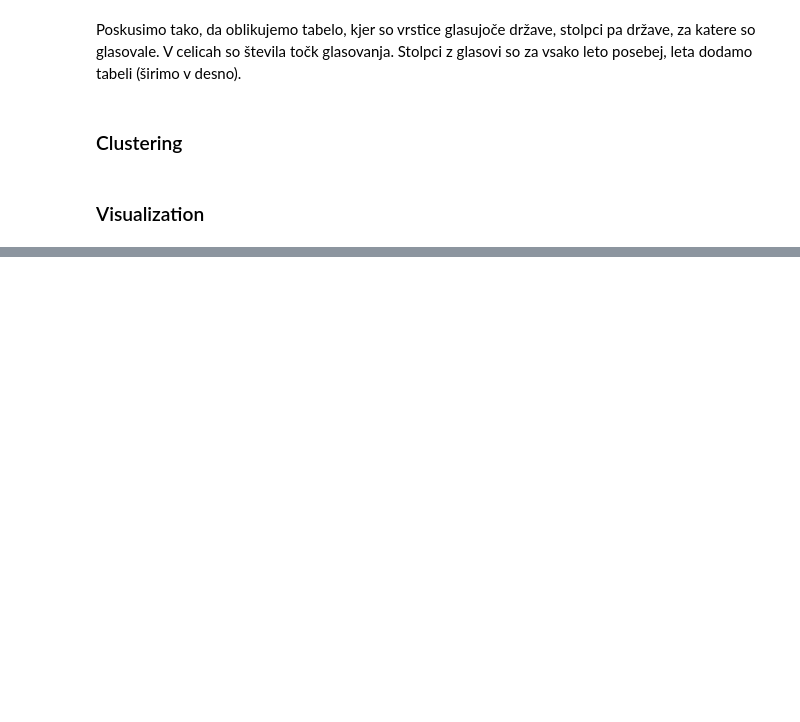
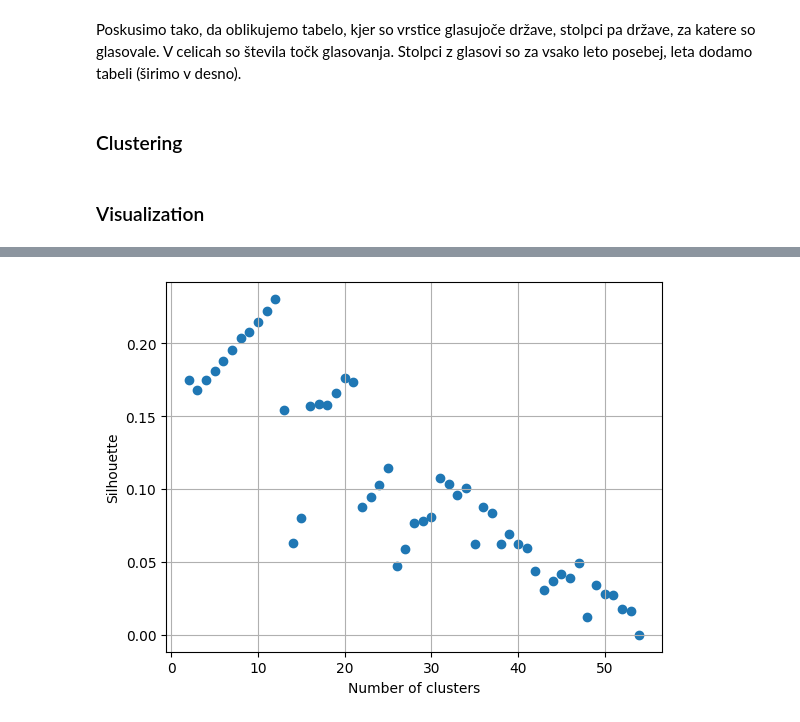
Before and after one commit to brziga/uozp-hw1, a Jupyter notebook: hw1.ipynb, the cells around one changed output, grey strips where cells are left out. Drawn from its saved outputs; the diff is of its cells as text; code cells hidden in the pictures; blank space fills up the shorter version.

```diff
--- a/hw1.ipynb
+++ b/hw1.ipynb
@@ -243,0 +254,25 @@ plt.show()
+# %%
+prep2years = prep2orig["Year"].unique()
+prep2voters = prep2orig["From country"].unique()
+prep2votedFor = prep2orig["To country"].unique()
+
+prep2data = {}
+for i in range(len(prep2voters)):
+    voter = prep2voters[i]
+    prep2data[voter] = [ 0 for c in prep2votedFor ]
+
+for year in prep2years:
+    yearSelection = prep2orig[prep2orig["Year"] == year]
+    for voter in prep2voters:
+        voterSelection = yearSelection[yearSelection["From country"] == voter]
+        newVotes = []
+        for votedFor in prep2votedFor:
+            lineSelection = voterSelection[voterSelection["To country"] == votedFor]
+            newVoteVal = NAN
+            if len(lineSelection["Points"].values) > 0:
+                newVoteVal = lineSelection["Points"].values[0]
+            newVotes.append(newVoteVal)
+
+        for i in range(len(newVotes)):
+            if newVotes[i] == newVotes[i]:
+                prep2data[voter][i] = prep2data[voter][i] + newVotes[i]
@@ -243,0 +311,10 @@ plt.show()
+# %%
+vis2silGraphX, vis2silGraphY = zip(*clusters2[2])
+
+plt.scatter(vis2silGraphX, vis2silGraphY)
+plt.xlabel('Number of clusters')
+plt.ylabel('Silhouette')
+plt.grid(True)
+plt.show()
+# %% [output]
+[figure, added]
```
Also changed, not shown: parts of 14 cells of this notebook, 1 other file.
